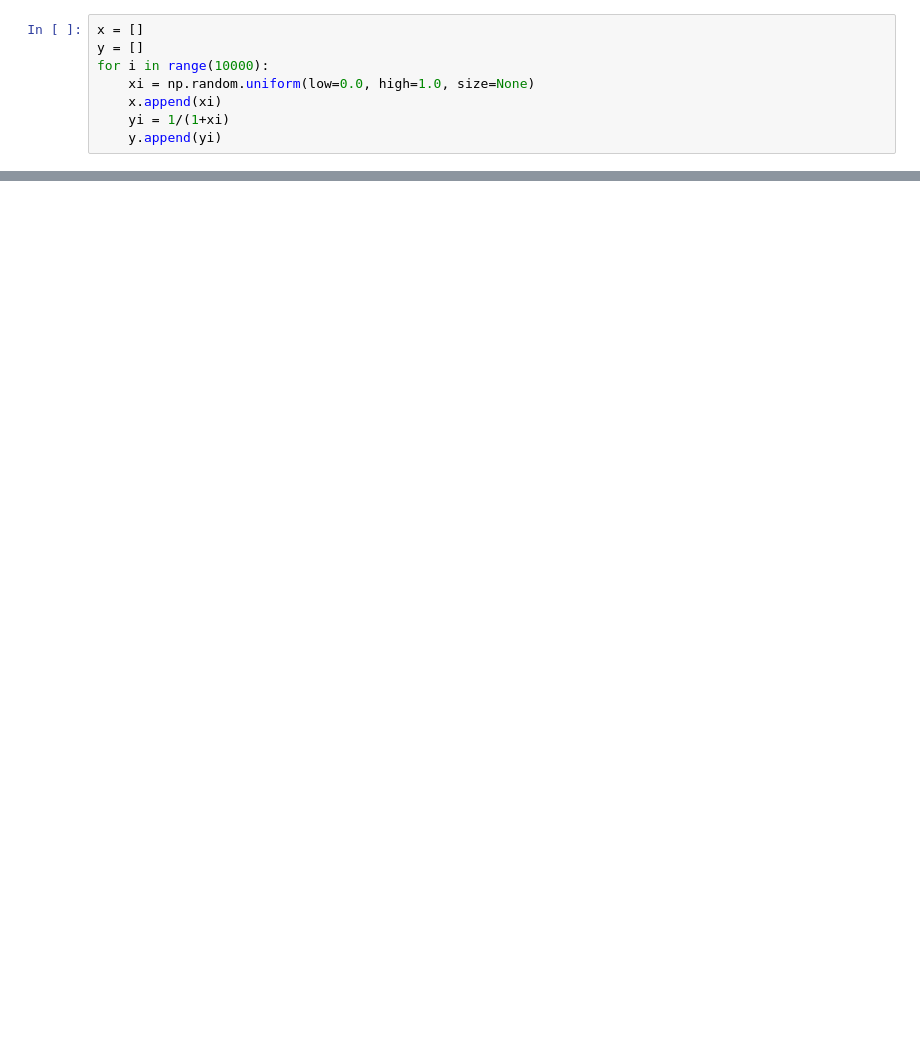
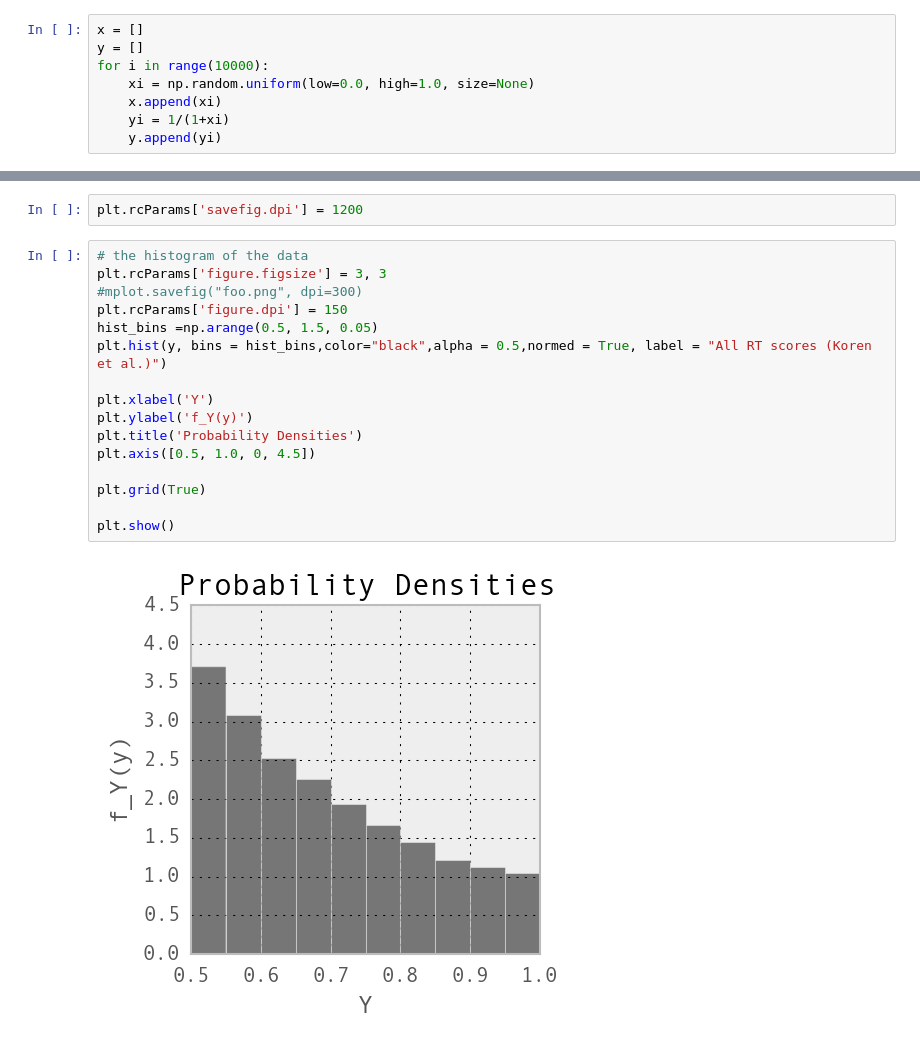
Before and after one commit to oryoruk/cheatsheets, a Jupyter notebook: python_visualization_cheatsheet.ipynb, the cells around one changed output, grey strips where cells are left out. Cells and saved outputs as stored; diff of their text form; blank space fills up the shorter version.

```diff
--- a/python_visualization_cheatsheet.ipynb
+++ b/python_visualization_cheatsheet.ipynb
@@ -12,0 +38,20 @@ for i in range(10000):
+# %%
+plt.rcParams['savefig.dpi'] = 1200
+# %%
+# the histogram of the data
+plt.rcParams['figure.figsize'] = 3, 3
+#mplot.savefig("foo.png", dpi=300)
+plt.rcParams['figure.dpi'] = 150
+hist_bins =np.arange(0.5, 1.5, 0.05)
+plt.hist(y, bins = hist_bins,color="black",alpha = 0.5,normed = True, label = "All RT scores (Koren et al.)")
+
+plt.xlabel('Y')
+plt.ylabel('f_Y(y)')
+plt.title('Probability Densities')
+plt.axis([0.5, 1.0, 0, 4.5])
+
+plt.grid(True)
+
+plt.show()
+# %% [output]
+[figure, added]
```
Also changed, not shown: parts of 6 cells of this notebook, 2 other files.
